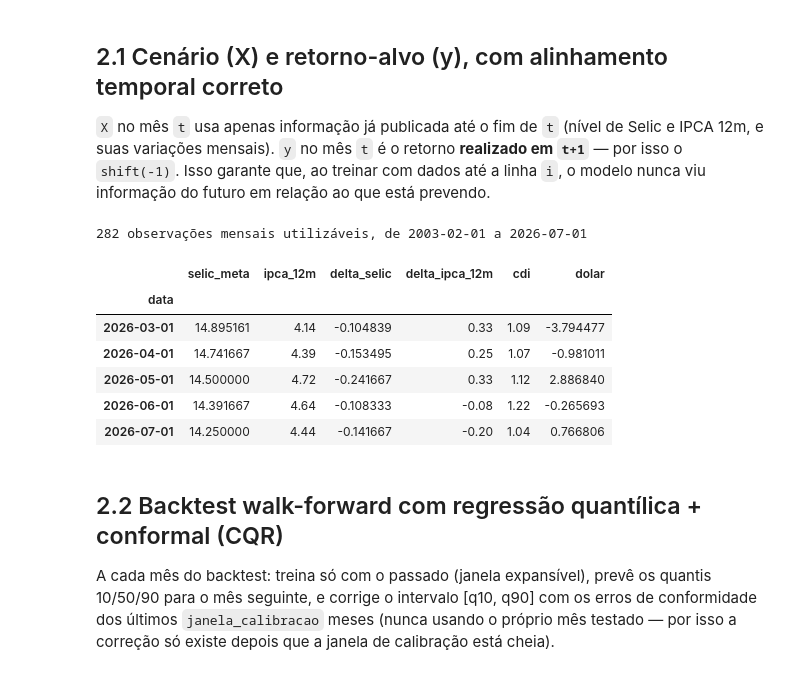
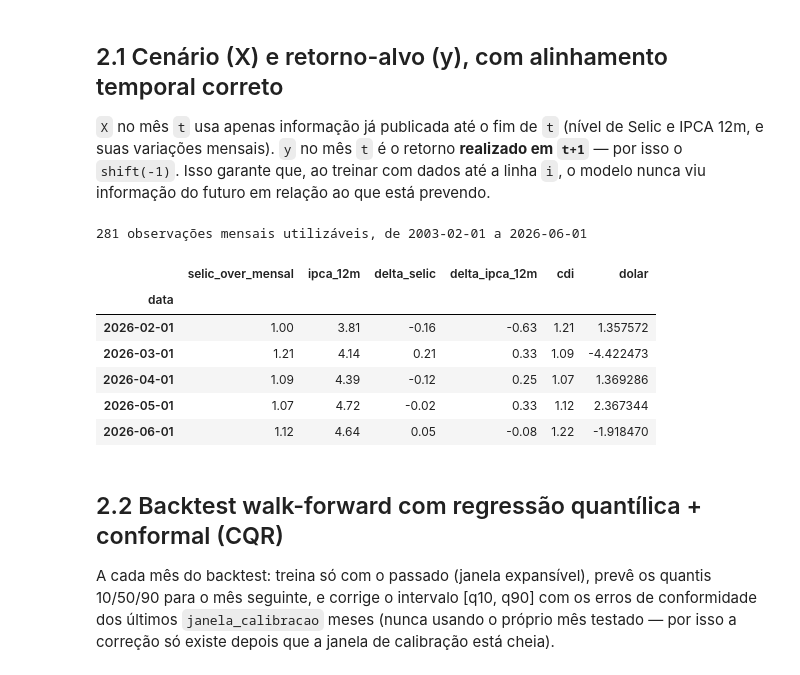
Before and after one commit to CarlosRoza/Projetos_dissertacao, a Jupyter notebook: testeghia.ipynb, the cells around one changed output. Saved outputs shown, nothing was run; the diff lists cells and outputs as text; code cells hidden in the pictures.

```diff
--- a/testeghia.ipynb
+++ b/testeghia.ipynb
@@ -95,14 +95,16 @@ def executar_com_retentativas(func, *args, tentativas: int = 4, espera_inicial:
 Séries diárias e mensais do Sistema Gerenciador de Séries Temporais. Códigos conferidos
 diretamente na API (`api.bcb.gov.br`) em 2026-08-29.
 # %%
-# (código, é_diária) — o SGS limita consultas de série diária a janelas de no máximo
-# 10 anos; séries mensais não têm esse limite.
+# (código, é_diária) — série mensal em toda a base, de propósito: mais simples de
+# tratar (sem precisar mensualizar nem respeitar o limite de 10 anos por consulta que
+# o SGS impõe a séries diárias) e suficiente para o cenário macro que a Fase 2 usa.
+# O sinalizador "é_diária" continua existindo caso algum dia seja preciso adicionar uma
+# série diária de novo (ex.: para um estudo de alta frequência).
 CODIGOS_SGS = {
-    "selic_meta": (432, True),              # Meta Selic definida pelo Copom (% a.a.), diária
-    "selic_over_mensal": (4390, False),     # Selic acumulada no mês, anualizada (% a.a.)
+    "selic_over_mensal": (4390, False),     # Selic acumulada no mês, anualizada (% a.a.) — usada como nível de juros
     "ipca_mensal": (433, False),            # IPCA - variação mensal (%)
     "ipca_12m": (13522, False),             # IPCA - variação acumulada em 12 meses (%)
-    "cambio_compra": (1, True),             # Dólar americano (compra), câmbio livre, diário
+    "cambio_fim_mes": (3695, False),        # Dólar americano (compra), câmbio livre, fim de período mensal
     "ibcbr_dessaz": (24364, False),         # IBC-Br, com ajuste sazonal
     "credito_saldo_total": (20539, False),  # Saldo da carteira de crédito - total (R$ milhões)
     "cdi_mensal": (4391, False),            # CDI acumulado no mês (%) — usado como retorno da classe CDI na Fase 2
@@ -741,30 +740,30 @@ IPCA 12m, e suas variações mensais). `y` no mês `t` é o retorno **realizado
 — por isso o `shift(-1)`. Isso garante que, ao treinar com dados até a linha `i`, o
 modelo nunca viu informação do futuro em relação ao que está prevendo.
 # %%
-cenario = base[["selic_meta", "ipca_12m"]].copy()
-cenario["delta_selic"] = cenario["selic_meta"].diff()
+cenario = base[["selic_over_mensal", "ipca_12m"]].copy()
+cenario["delta_selic"] = cenario["selic_over_mensal"].diff()
 cenario["delta_ipca_12m"] = cenario["ipca_12m"].diff()
 
-retorno_dolar = base["cambio_compra"].pct_change() * 100
+retorno_dolar = base["cambio_fim_mes"].pct_change() * 100
 retornos = pd.DataFrame({
     "cdi": base["cdi_mensal"],
     "dolar": retorno_dolar,
 })
 
-COLUNAS_X = ["selic_meta", "ipca_12m", "delta_selic", "delta_ipca_12m"]
+COLUNAS_X = ["selic_over_mensal", "ipca_12m", "delta_selic", "delta_ipca_12m"]
 dados_modelo = cenario.join(retornos.shift(-1), how="inner").dropna()
 
 print(f"{len(dados_modelo)} observações mensais utilizáveis, de {dados_modelo.index.min().date()} a {dados_modelo.index.max().date()}")
 dados_modelo.tail()
 # %% [output]
-282 observações mensais utilizáveis, de 2003-02-01 a 2026-07-01
+281 observações mensais utilizáveis, de 2003-02-01 a 2026-06-01
-|  | selic_meta | ipca_12m | delta_selic | delta_ipca_12m | cdi | dolar |
+|  | selic_over_mensal | ipca_12m | delta_selic | delta_ipca_12m | cdi | dolar |
 | data |  |  |  |  |  |  |
-| 2026-03-01 | 14.895161 | 4.14 | -0.104839 | 0.33 | 1.09 | -3.794477 |
-| 2026-04-01 | 14.741667 | 4.39 | -0.153495 | 0.25 | 1.07 | -0.981011 |
-| 2026-05-01 | 14.500000 | 4.72 | -0.241667 | 0.33 | 1.12 | 2.886840 |
-| 2026-06-01 | 14.391667 | 4.64 | -0.108333 | -0.08 | 1.22 | -0.265693 |
-| 2026-07-01 | 14.250000 | 4.44 | -0.141667 | -0.20 | 1.04 | 0.766806 |
+| 2026-02-01 | 1.00 | 3.81 | -0.16 | -0.63 | 1.21 | 1.357572 |
+| 2026-03-01 | 1.21 | 4.14 | 0.21 | 0.33 | 1.09 | -4.422473 |
+| 2026-04-01 | 1.09 | 4.39 | -0.12 | 0.25 | 1.07 | 1.369286 |
+| 2026-05-01 | 1.07 | 4.72 | -0.02 | 0.33 | 1.12 | 2.367344 |
+| 2026-06-01 | 1.12 | 4.64 | 0.05 | -0.08 | 1.22 | -1.918470 |
 # %% [markdown]
 ## 2.2 Backtest walk-forward com regressão quantílica + conformal (CQR)
 
```
Also changed, not shown: parts of 15 cells of this notebook.
